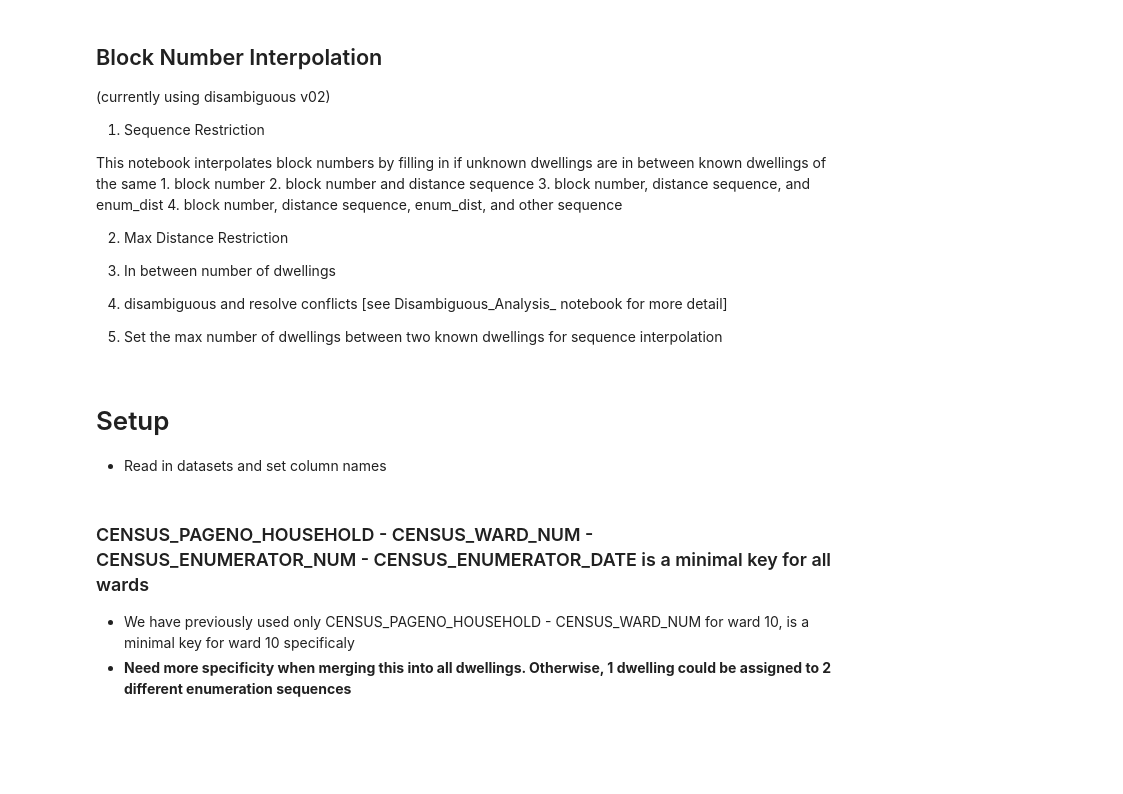
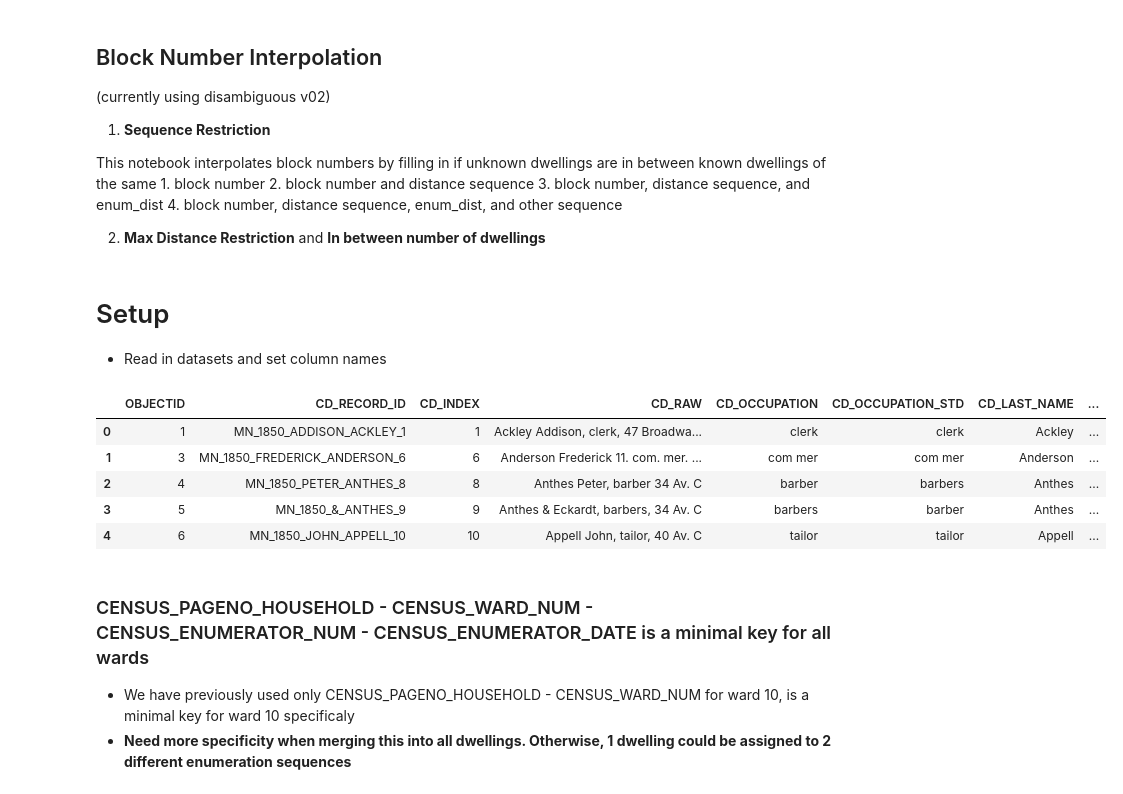
Before and after one commit to CenterForSpatialResearch/hnyc-spatial-linkage, a Jupyter notebook: interpolation_notebooks/working_notebook/EDA_block_number_interpolation_v02.ipynb, the cells around one changed output. Saved outputs shown, nothing was run; the diff lists cells and outputs as text; code cells hidden in the pictures; blank space fills up the shorter version.

```diff
--- a/interpolation_notebooks/working_notebook/EDA_block_number_interpolation_v02.ipynb
+++ b/interpolation_notebooks/working_notebook/EDA_block_number_interpolation_v02.ipynb
@@ -3,7 +3,7 @@
 
 (currently using disambiguous v02)
 
-1. Sequence Restriction
+1. **Sequence Restriction**
 
 This notebook interpolates block numbers by filling in if unknown dwellings are in between known dwellings of the same
     1. block number
@@ -11,13 +11,7 @@ This notebook interpolates block numbers by filling in if unknown dwellings are
     3. block number, distance sequence, and enum_dist
     4. block number, distance sequence, enum_dist, and other sequence
 
-2. Max Distance Restriction
-3. In between number of dwellings
-
-
-
-1. disambiguous and resolve conflicts [see Disambiguous_Analysis_ notebook for more detail]
-2. Set the max number of dwellings between two known dwellings for sequence interpolation
+2. **Max Distance Restriction** and **In between number of dwellings**
 # %%
 import os
 import sys
@@ -50,6 +44,15 @@ cd_address = "CD_H_ADDRESS"
 pagenum = "CENSUS_PAGENUM"
 x_col = "CD_X"
 y_col = "CD_Y"
+# %%
+cd_1850.head()
+# %% [output]
+|  | OBJECTID | CD_RECORD_ID | CD_INDEX | CD_RAW | CD_OCCUPATION | CD_OCCUPATION_STD | CD_LAST_NAME | ... |
+| 0 | 1 | MN_1850_ADDISON_ACKLEY_1 | 1 | Ackley Addison, clerk, 47 Broadwa... | clerk | clerk | Ackley | ... |
+| 1 | 3 | MN_1850_FREDERICK_ANDERSON_6 | 6 | Anderson Frederick 11. com. mer. ... | com mer | com mer | Anderson | ... |
+| 2 | 4 | MN_1850_PETER_ANTHES_8 | 8 | Anthes Peter, barber 34 Av. C | barber | barbers | Anthes | ... |
+| 3 | 5 | MN_1850_&_ANTHES_9 | 9 | Anthes & Eckardt, barbers, 34 Av. C | barbers | barber | Anthes | ... |
+| 4 | 6 | MN_1850_JOHN_APPELL_10 | 10 | Appell John, tailor, 40 Av. C | tailor | tailor | Appell | ... |
 # %% [markdown]
 ### CENSUS_PAGENO_HOUSEHOLD - CENSUS_WARD_NUM - CENSUS_ENUMERATOR_NUM - CENSUS_ENUMERATOR_DATE is a minimal key for all wards
 
```
Also changed, not shown: parts of 15 cells of this notebook.
